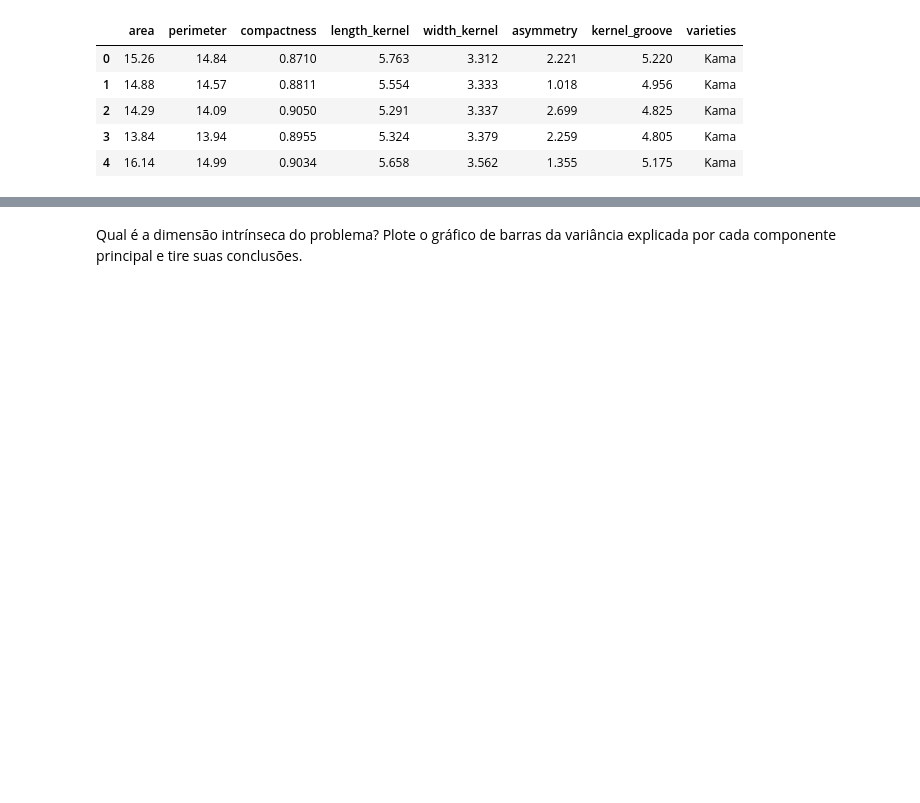
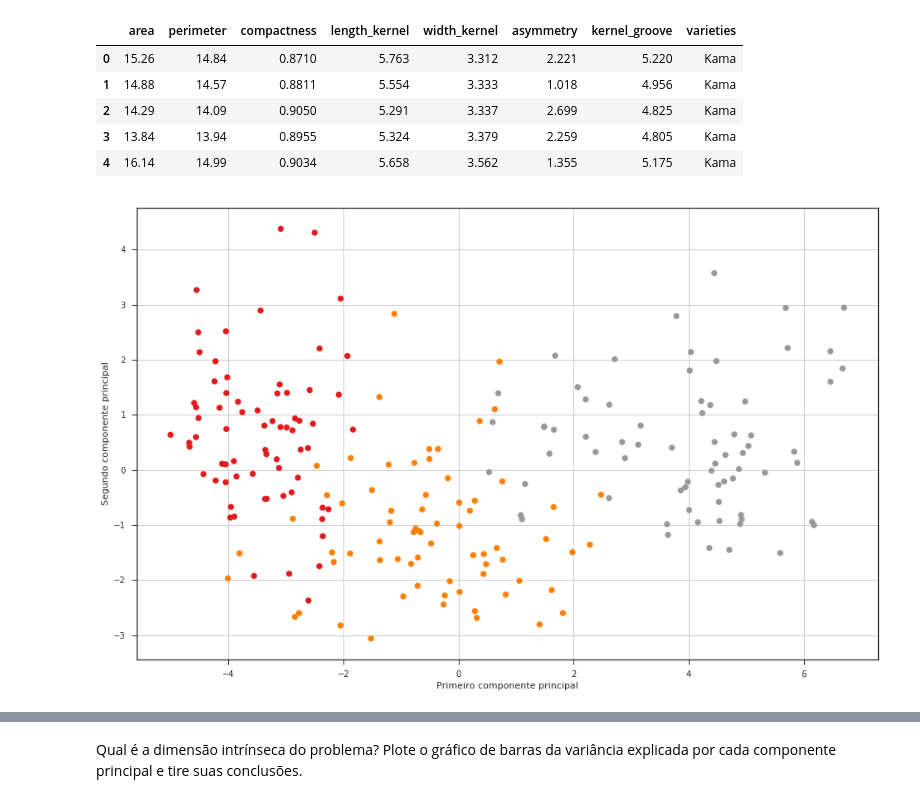
Before and after one commit to rballet/tera_bootcamp_aula_27, a Jupyter notebook: notebooks/aula_27_clustering.ipynb, the cells around one changed output, grey strips where cells are left out. Saved outputs shown, nothing was run; the diff lists cells and outputs as text; code cells hidden in the pictures; blank space fills up the shorter version.

```diff
--- a/notebooks/aula_27_clustering.ipynb
+++ b/notebooks/aula_27_clustering.ipynb
@@ -715,7 +728,11 @@ df_grain.head(5)
 X = df_grain[['area','perimeter','compactness','length_kernel','width_kernel','asymmetry','kernel_groove']].values
 # %%
 # Aplique a transformação PCA no vetor de atributos
-X_pca = _
+from sklearn.decomposition import PCA
+
+pca = PCA()
+
+X_pca = pca.fit_transform(X)
 # %%
 # Vamos utilizar o LabelEncoder do scikit-learn
 # para transformar as variedades de grão em valores numéricos
@@ -732,11 +749,13 @@ varieties_num = label_encoder.fit_transform(varieties)
 # %%
 # Vamos plotar os resultados dos dois primeiros componentes
 plt.figure(figsize=(16,10))
-plt.scatter(_, _, c=_, cmap=plt.cm.Set1)
+plt.scatter(X_pca[:,0], X_pca[:,1], c=varieties_num, cmap=plt.cm.Set1)
 plt.xlabel('Primeiro componente principal')
 plt.ylabel('Segundo componente principal')
 plt.grid()
 plt.show()
+# %% [output]
+[figure, added]
 # %%
 # Podemos também plotar os três primeiros componentes
 # para melhor analisar as relações espaciais
```
Also changed, not shown: parts of 35 cells of this notebook, 1 other file.
